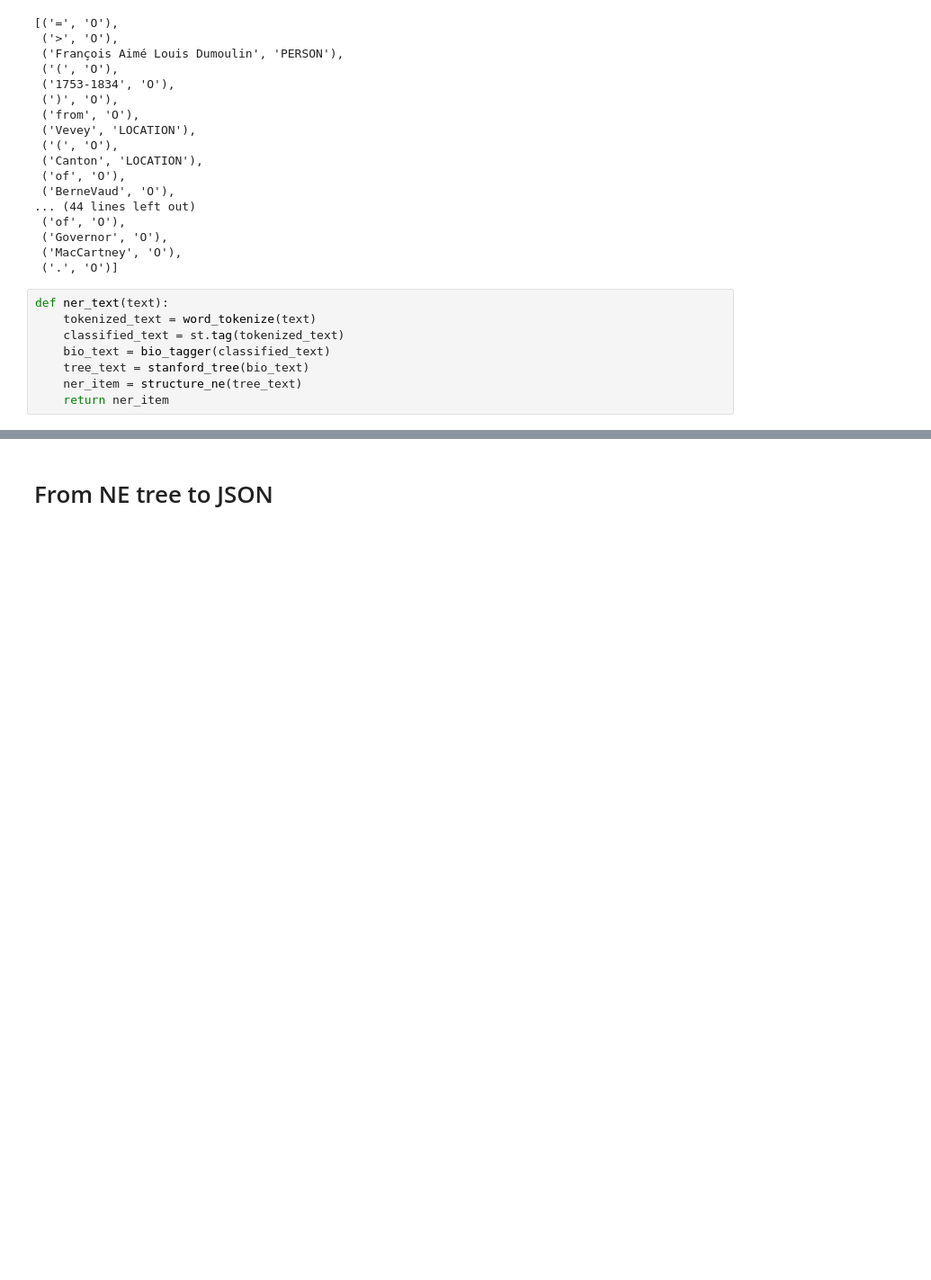
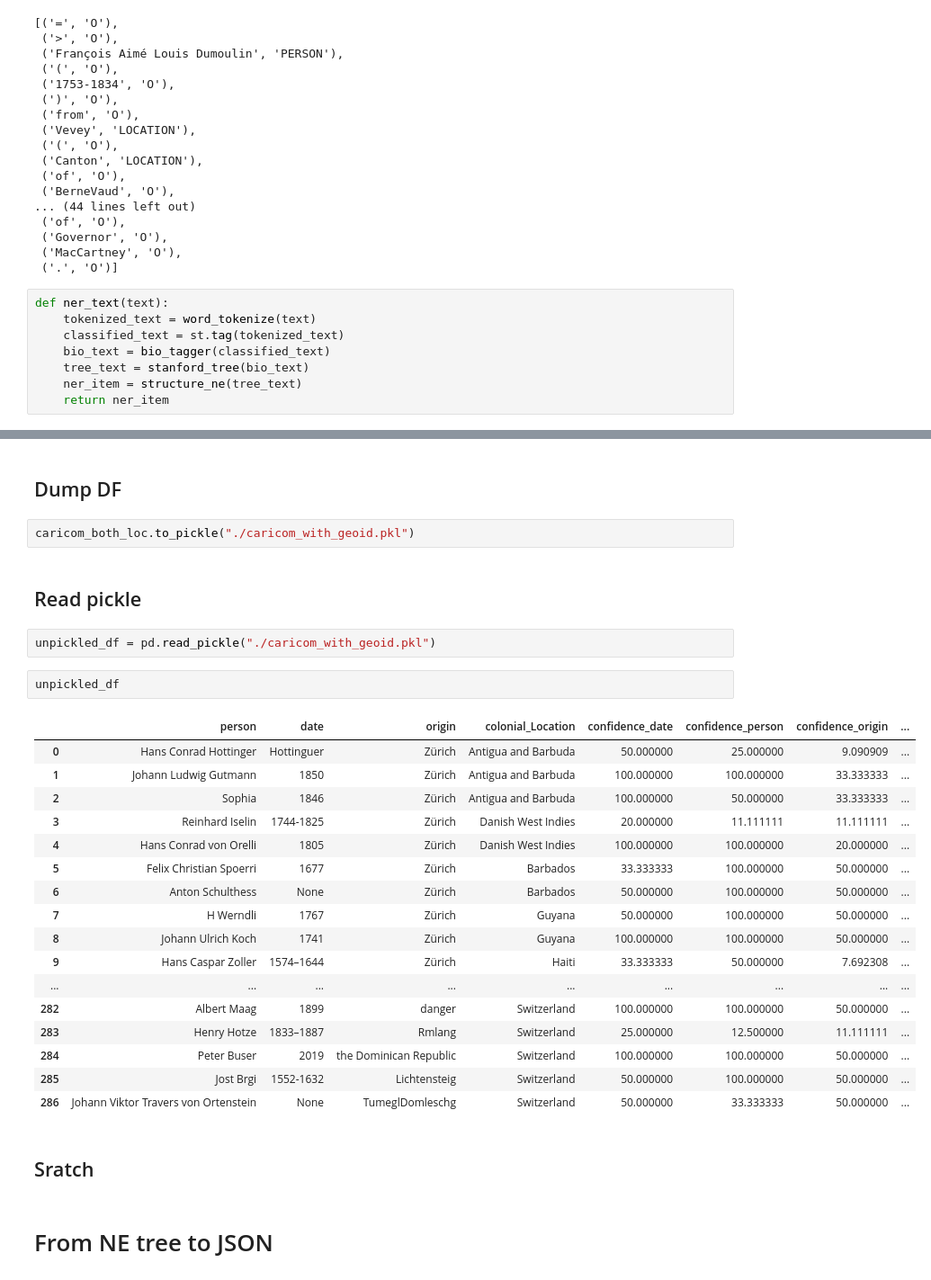
Before and after one commit to ych-wang/Colonial-heritage-in-Switzerland, a Jupyter notebook: caricom-text-processing.ipynb, the cells around one changed output, grey strips where cells are left out. Shown at 90% size. Drawn from its saved outputs; the diff is of its cells as text; blank space fills up the shorter version.

```diff
--- a/caricom-text-processing.ipynb
+++ b/caricom-text-processing.ipynb
@@ -288,3 +1193,33 @@ def ner_text(text):
+# %% [markdown]
+## Dump DF
+# %%
+caricom_both_loc.to_pickle("./caricom_with_geoid.pkl")
+# %% [markdown]
+## Read pickle
+# %%
+unpickled_df = pd.read_pickle("./caricom_with_geoid.pkl")
+# %%
+unpickled_df
+# %% [output]
+|  | person | date | origin | colonial_Location | confidence_date | confidence_person | confidence_origin | ... |
+| 0 | Hans Conrad Hottinger | Hottinguer | Zürich | Antigua and Barbuda | 50.000000 | 25.000000 | 9.090909 | ... |
+| 1 | Johann Ludwig Gutmann | 1850 | Zürich | Antigua and Barbuda | 100.000000 | 100.000000 | 33.333333 | ... |
+| 2 | Sophia | 1846 | Zürich | Antigua and Barbuda | 100.000000 | 50.000000 | 33.333333 | ... |
+| 3 | Reinhard Iselin | 1744-1825 | Zürich | Danish West Indies | 20.000000 | 11.111111 | 11.111111 | ... |
+| 4 | Hans Conrad von Orelli | 1805 | Zürich | Danish West Indies | 100.000000 | 100.000000 | 20.000000 | ... |
+| 5 | Felix Christian Spoerri | 1677 | Zürich | Barbados | 33.333333 | 100.000000 | 50.000000 | ... |
+| 6 | Anton Schulthess | None | Zürich | Barbados | 50.000000 | 100.000000 | 50.000000 | ... |
+| 7 | H Werndli | 1767 | Zürich | Guyana | 50.000000 | 100.000000 | 50.000000 | ... |
+| 8 | Johann Ulrich Koch | 1741 | Zürich | Guyana | 100.000000 | 100.000000 | 50.000000 | ... |
+| 9 | Hans Caspar Zoller | 1574–1644 | Zürich | Haiti | 33.333333 | 50.000000 | 7.692308 | ... |
+| ... | ... | ... | ... | ... | ... | ... | ... | ... |
+| 282 | Albert Maag | 1899 | danger | Switzerland | 100.000000 | 100.000000 | 50.000000 | ... |
+| 283 | Henry Hotze | 1833–1887 | Rmlang | Switzerland | 25.000000 | 12.500000 | 11.111111 | ... |
+| 284 | Peter Buser | 2019 | the Dominican Republic | Switzerland | 100.000000 | 100.000000 | 50.000000 | ... |
+| 285 | Jost Brgi | 1552-1632 | Lichtensteig | Switzerland | 50.000000 | 100.000000 | 50.000000 | ... |
+| 286 | Johann Viktor Travers von Ortenstein | None | TumeglDomleschg | Switzerland | 50.000000 | 33.333333 | 50.000000 | ... |
+# %% [markdown]
+## Sratch
 # %% [markdown]
 # From NE tree to JSON
 # %% [markdown]
```
Also changed, not shown: parts of 100 cells of this notebook.
